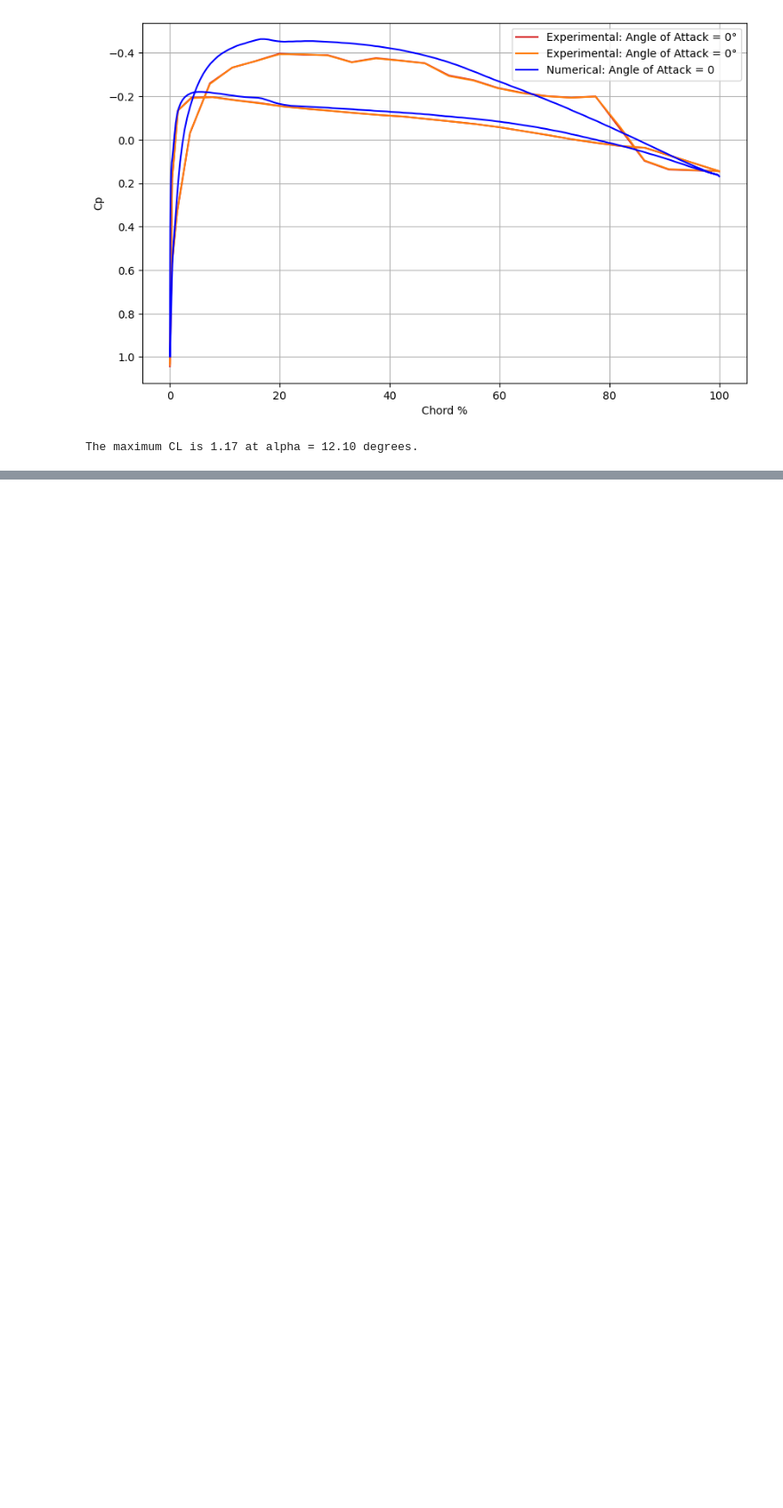
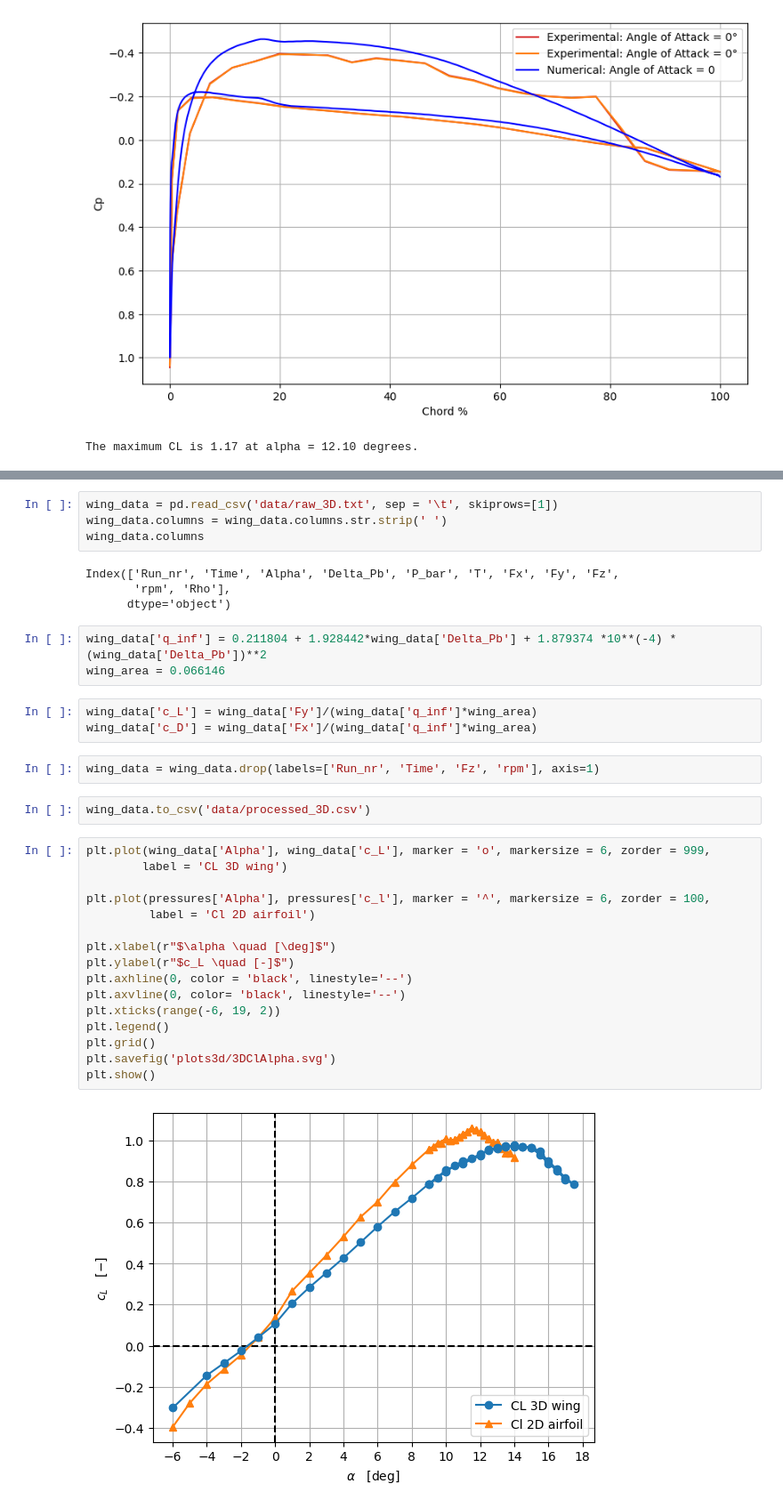
Before and after one commit to federicoangioni/LSWTT, a Jupyter notebook: processing.ipynb, the cells around one changed output, grey strips where cells are left out. Shown at 89% size. Drawn from its saved outputs; the diff is of its cells as text; blank space fills up the shorter version.

Commit message:
3D wing

```diff
--- a/processing.ipynb
+++ b/processing.ipynb
@@ -347,0 +350,36 @@ The maximum CL is 1.17 at alpha = 12.10 degrees.
+# %%
+wing_data = pd.read_csv('data/raw_3D.txt', sep = '\t', skiprows=[1])
+wing_data.columns = wing_data.columns.str.strip(' ')
+wing_data.columns
+# %% [output]
+Index(['Run_nr', 'Time', 'Alpha', 'Delta_Pb', 'P_bar', 'T', 'Fx', 'Fy', 'Fz',
+       'rpm', 'Rho'],
+      dtype='object')
+# %%
+wing_data['q_inf'] = 0.211804 + 1.928442*wing_data['Delta_Pb'] + 1.879374 *10**(-4) * (wing_data['Delta_Pb'])**2
+wing_area = 0.066146
+# %%
+wing_data['c_L'] = wing_data['Fy']/(wing_data['q_inf']*wing_area)
+wing_data['c_D'] = wing_data['Fx']/(wing_data['q_inf']*wing_area)
+# %%
+wing_data = wing_data.drop(labels=['Run_nr', 'Time', 'Fz', 'rpm'], axis=1)
+# %%
+wing_data.to_csv('data/processed_3D.csv')
+# %%
+plt.plot(wing_data['Alpha'], wing_data['c_L'], marker = 'o', markersize = 6, zorder = 999,
+        label = 'CL 3D wing')
+
+plt.plot(pressures['Alpha'], pressures['c_l'], marker = '^', markersize = 6, zorder = 100,
+         label = 'Cl 2D airfoil')
+
+plt.xlabel(r"$\alpha \quad [\deg]$")
+plt.ylabel(r"$c_L \quad [-]$")
+plt.axhline(0, color = 'black', linestyle='--')
+plt.axvline(0, color= 'black', linestyle='--')
+plt.xticks(range(-6, 19, 2))
+plt.legend()
+plt.grid()
+plt.savefig('plots3d/3DClAlpha.svg')
+plt.show()
+# %% [output]
+[figure, added]
```
Also changed, not shown: parts of 6 cells of this notebook, 6 other files.
